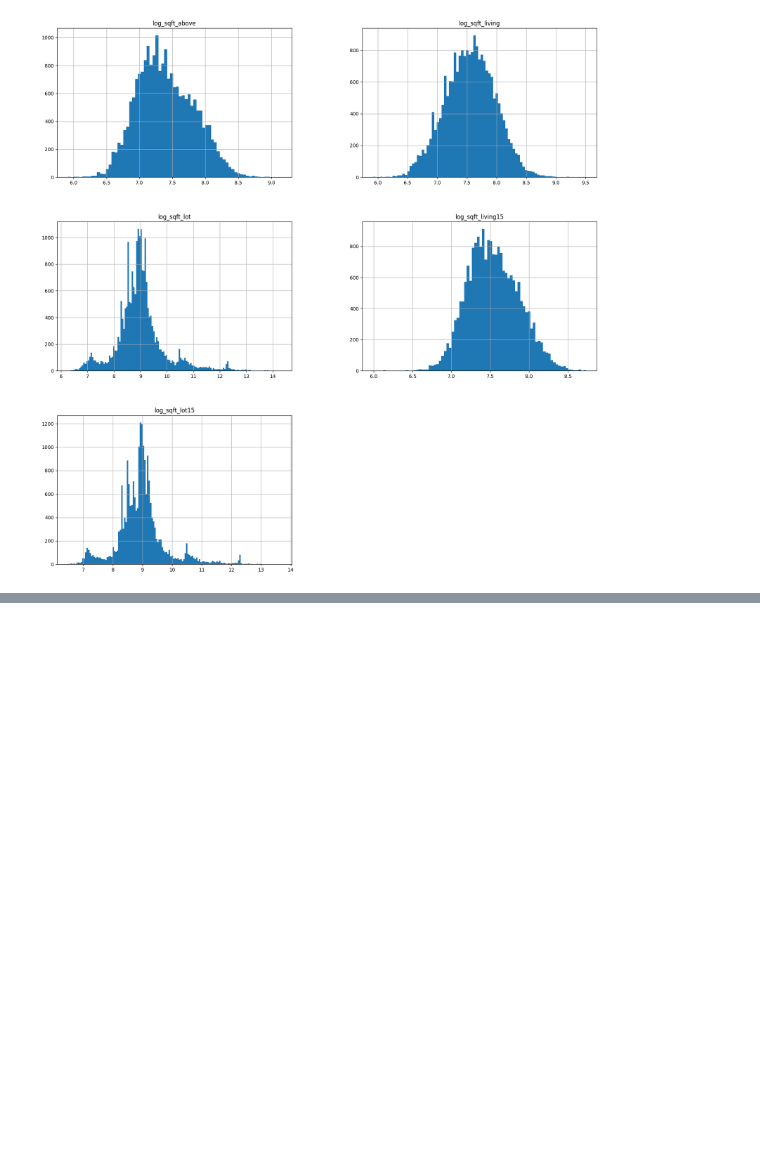
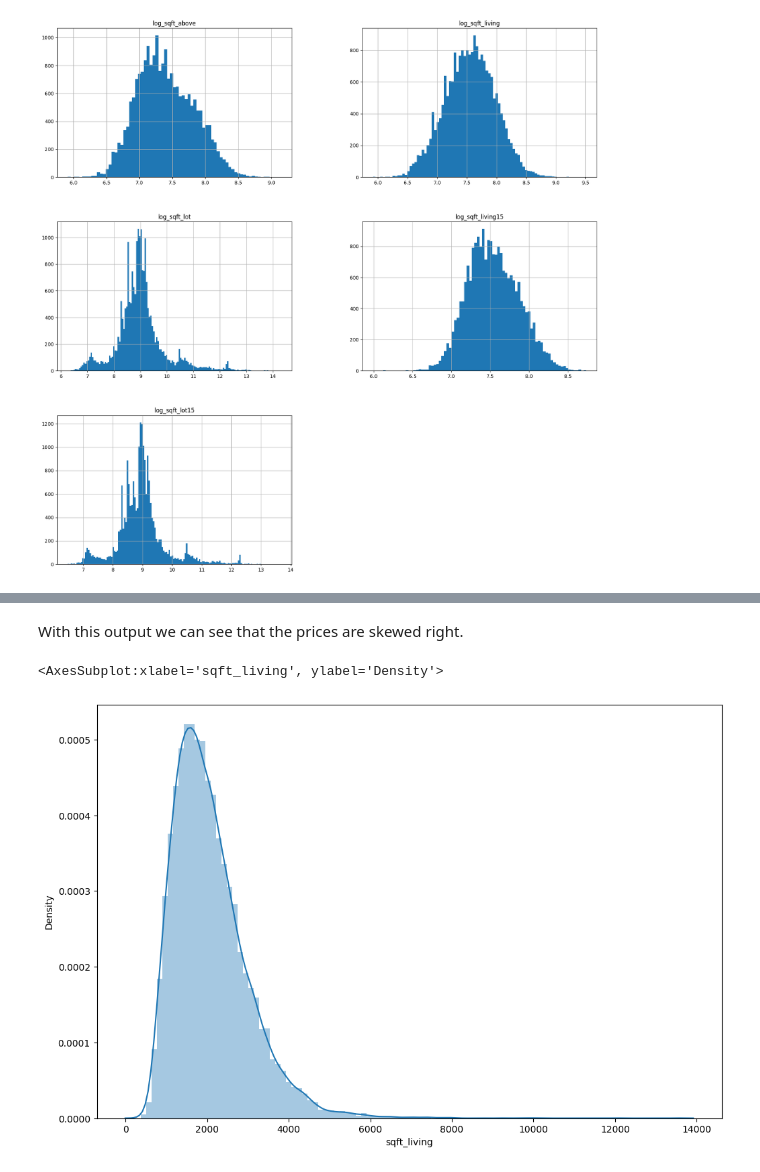
Before and after one commit to rkomitova/EDA-Project, a Jupyter notebook: EDA.ipynb, the cells around one changed output, grey strips where cells are left out. Saved outputs shown, nothing was run; the diff lists cells and outputs as text; code cells hidden in the pictures; blank space fills up the shorter version.

```diff
--- a/EDA.ipynb
+++ b/EDA.ipynb
@@ -431,0 +503,10 @@ df[log_var].hist(bins = "auto", figsize = (20,20));
+# %% [markdown]
+With this output we can see that the prices are skewed right.
+# %%
+# living space distribution
+plt.figure(figsize=(12, 8))
+#sns.displot(df.sqft_living)
+sns.distplot(df.sqft_living, bins=100, hist_kws={'alpha': 0.4})
+# %% [output]
+<AxesSubplot:xlabel='sqft_living', ylabel='Density'>
+[figure, added]
```
Also changed, not shown: parts of 16 cells of this notebook.
